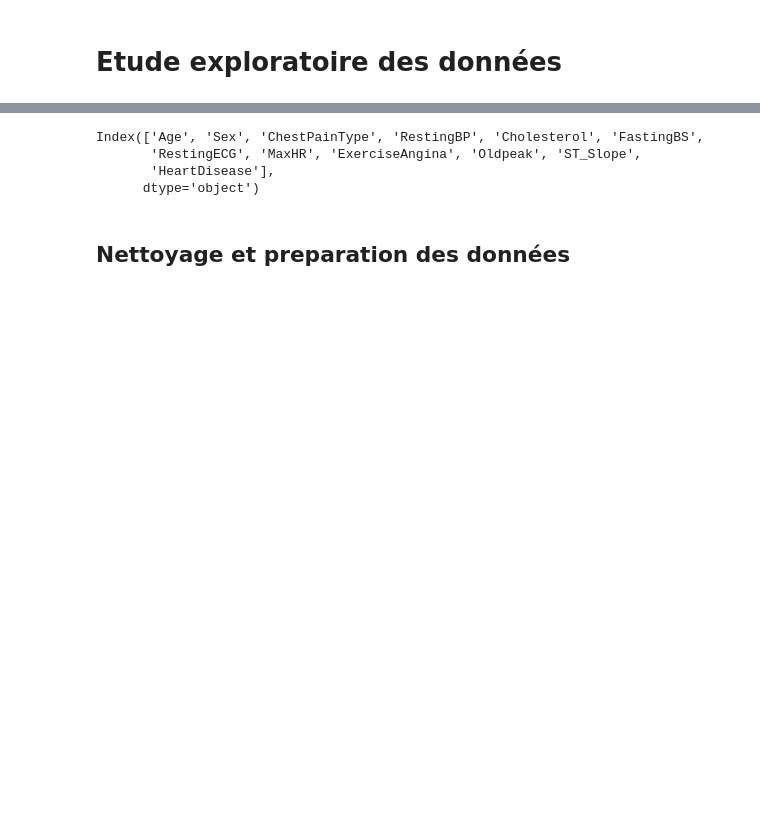
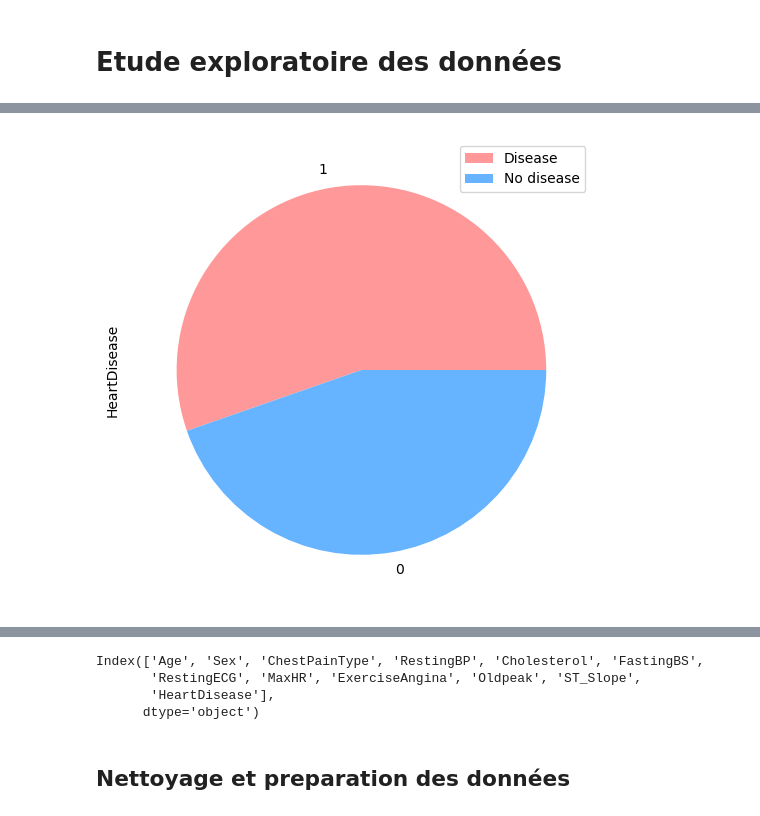
Before and after one commit to adchejjari/machine-l, a Jupyter notebook: ML2.ipynb, the cells around one changed output, grey strips where cells are left out. Drawn from its saved outputs; the diff is of its cells as text; code cells hidden in the pictures; blank space fills up the shorter version.

```diff
--- a/ML2.ipynb
+++ b/ML2.ipynb
@@ -48,0 +63,7 @@ data.shape
+# %%
+#plotting a pie chart
+colors = ['#ff9999','#66b3ff']
+data.HeartDisease.value_counts().plot(kind = 'pie', figsize = (8, 6),colors=colors)
+plt.legend(["Disease", "No disease"]);
+# %% [output]
+[figure, added]
```
Also changed, not shown: parts of 20 cells of this notebook.
